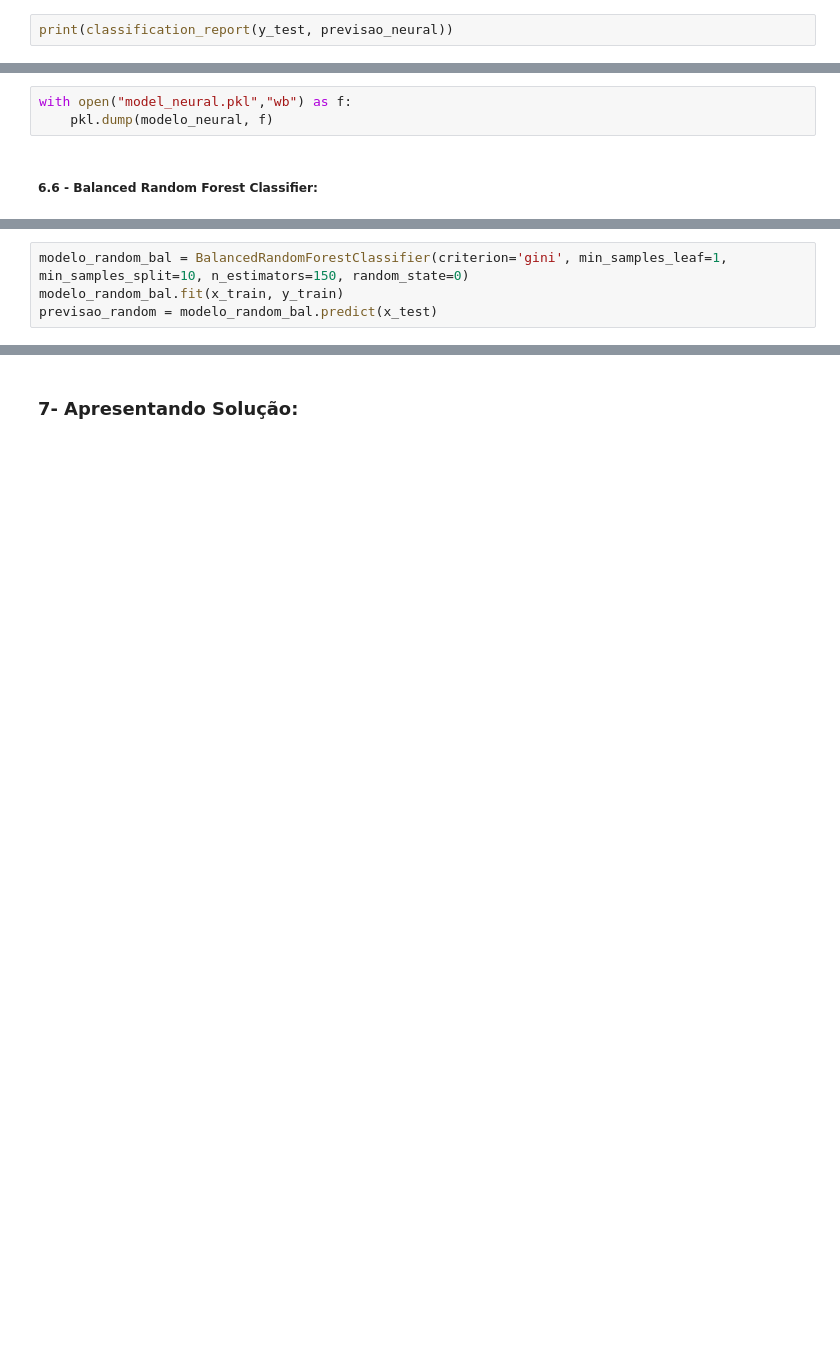
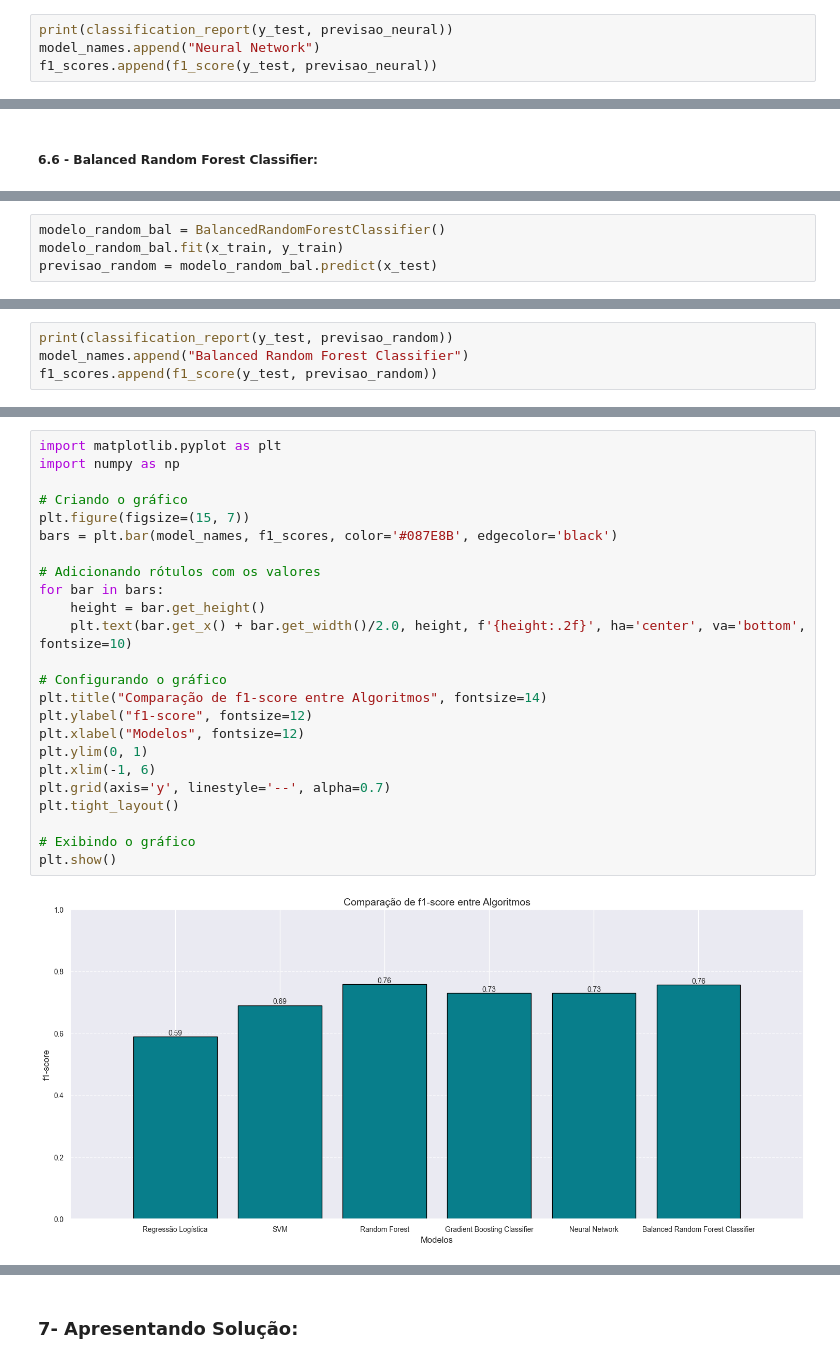
Before and after one commit to luccasena/Machine-Learning-Binary-Classification, a Jupyter notebook: 2main.ipynb, the cells around one changed output, grey strips where cells are left out. Saved outputs shown, nothing was run; the diff lists cells and outputs as text; blank space fills up the shorter version.

Commit message:
Aprimorando o Algoritmo

```diff
--- a/2main.ipynb
+++ b/2main.ipynb
@@ -660,5 +505,7 @@ O modelo identificou corretamente 739 registros com o rótulo '>50'.
 # %%
 print(classification_report(y_test, previsao_neural))
+model_names.append("Neural Network")
+f1_scores.append(f1_score(y_test, previsao_neural))
 # %% [output]
               precision    recall  f1-score   support
 
@@ -671,5 +518,2 @@ weighted avg       0.84      0.84      0.84      4884
-# %%
-with open("model_neural.pkl","wb") as f:
-    pkl.dump(modelo_neural, f)
 # %% [markdown]
 ##### **6.6 - Balanced Random Forest Classifier:**
@@ -678,5 +520,5 @@ from imblearn.ensemble import BalancedRandomForestClassifier
 # %%
-modelo_random_bal = BalancedRandomForestClassifier(criterion='gini', min_samples_leaf=1, min_samples_split=10, n_estimators=150, random_state=0)
+modelo_random_bal = BalancedRandomForestClassifier()
 modelo_random_bal.fit(x_train, y_train)
 previsao_random = modelo_random_bal.predict(x_test)
 # %%
@@ -689,0 +532,4 @@ O modelo identificou corretamente 980 registros com o rótulo '>50'.
+# %%
+print(classification_report(y_test, previsao_random))
+model_names.append("Balanced Random Forest Classifier")
+f1_scores.append(f1_score(y_test, previsao_random))
@@ -689,0 +545,26 @@ O modelo identificou corretamente 980 registros com o rótulo '>50'.
+# %%
+import matplotlib.pyplot as plt
+import numpy as np
+
+# Criando o gráfico
+plt.figure(figsize=(15, 7))
+bars = plt.bar(model_names, f1_scores, color='#087E8B', edgecolor='black')
+
+# Adicionando rótulos com os valores
+for bar in bars:
+    height = bar.get_height()
+    plt.text(bar.get_x() + bar.get_width()/2.0, height, f'{height:.2f}', ha='center', va='bottom', fontsize=10)
+
+# Configurando o gráfico
+plt.title("Comparação de f1-score entre Algoritmos", fontsize=14)
+plt.ylabel("f1-score", fontsize=12)
+plt.xlabel("Modelos", fontsize=12)
+plt.ylim(0, 1)
+plt.xlim(-1, 6)
+plt.grid(axis='y', linestyle='--', alpha=0.7)
+plt.tight_layout()
+
+# Exibindo o gráfico
+plt.show()
+# %% [output]
+[figure, added]
```
Also changed, not shown: parts of 82 cells of this notebook, 12 other files.
